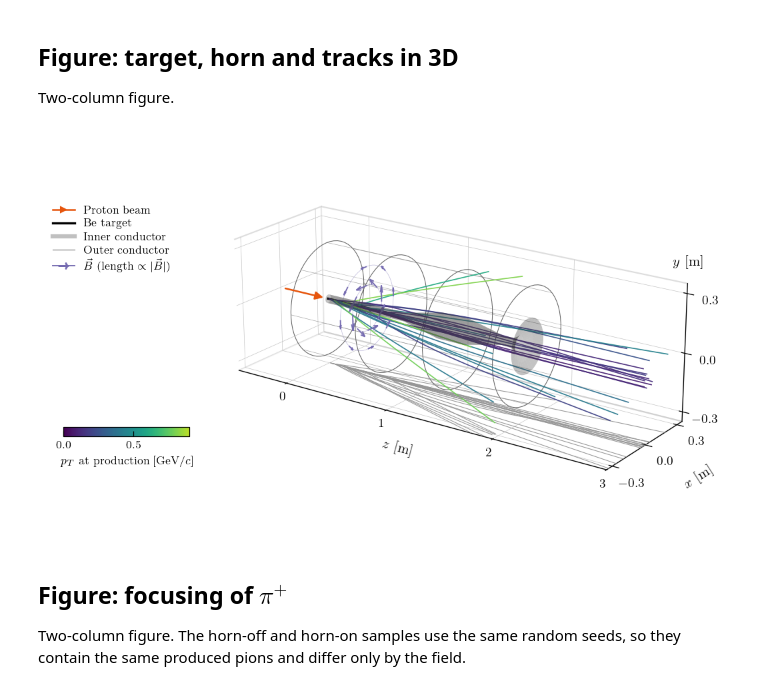
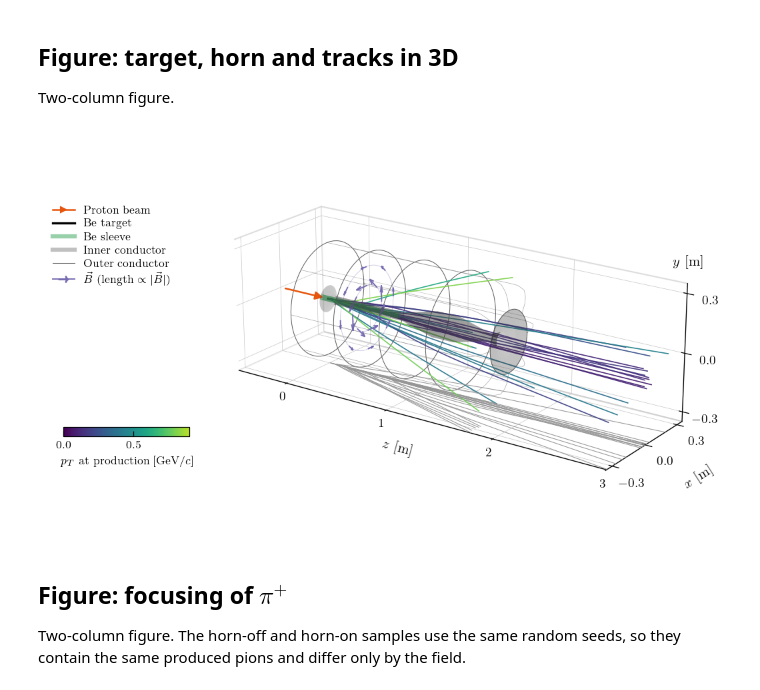
Before and after one commit to athompson-git/RKHorn, a Jupyter notebook: jupyter/paper_plots.ipynb, the cells around one changed output. Drawn from its saved outputs; the diff is of its cells as text; code cells hidden in the pictures.

```diff
--- a/jupyter/paper_plots.ipynb
+++ b/jupyter/paper_plots.ipynb
@@ -203,6 +205,7 @@ ARROW_SCALE = 0.3
 BEAM_COLOR = ORANGE[0]
 FIELD_COLOR = PURPLE[0]
 CONDUCTOR_COLOR = GRAY[0]
+SLEEVE_COLOR = GREEN[0]
 
 
 class Arrow3D(FancyArrowPatch):
@@ -293,14 +296,20 @@ def draw_conductors(ax: plt.Axes, solver: RKHorn) -> None:
     ax.plot_surface(z_grid, r_grid*np.cos(phi_grid), r_grid*np.sin(phi_grid),
                     color=CONDUCTOR_COLOR, alpha=0.3, linewidth=0,
                     antialiased=True, shade=True)
-    r_out = solver.horn_max_radius
-    for z_ring in np.linspace(solver.horn_start, solver.horn_end, 4):
-        ax.plot(np.full_like(phi, z_ring), r_out*np.cos(phi),
-                r_out*np.sin(phi), color=CONDUCTOR_COLOR, linewidth=0.5)
+    r_out = solver.outer_radius(z)
+    for index in np.linspace(0, len(z) - 1, 5).astype(int):
+        ax.plot(np.full_like(phi, z[index]), r_out[index]*np.cos(phi),
+                r_out[index]*np.sin(phi), color=CONDUCTOR_COLOR,
+                linewidth=0.5)
     for phi_line in np.linspace(0.0, 2*np.pi, 8, endpoint=False):
-        ax.plot([solver.horn_start, solver.horn_end],
-                [r_out*np.cos(phi_line)]*2, [r_out*np.sin(phi_line)]*2,
+        ax.plot(z, r_out*np.cos(phi_line), r_out*np.sin(phi_line),
                 color=CONDUCTOR_COLOR, linewidth=0.3, alpha=0.6)
+    z_sleeve, phi_sleeve = np.meshgrid(
+        np.array([SLEEVE_Z_MIN_M, SLEEVE_Z_MAX_M]), phi)
+    r_sleeve = 0.5*(SLEEVE_INNER_RADIUS_M + SLEEVE_OUTER_RADIUS_M)
+    ax.plot_surface(z_sleeve, r_sleeve*np.cos(phi_sleeve),
+                    r_sleeve*np.sin(phi_sleeve), color=SLEEVE_COLOR,
+                    alpha=0.5, linewidth=0, shade=False)
     ax.plot([0.0, solver.target_length], [0.0, 0.0], [0.0, 0.0],
             color="k", linewidth=1.6)
 
@@ -369,34 +378,36 @@ ax.set_yticks([-0.3, 0.0, 0.3])
 ax.set_zticks([-0.3, 0.0, 0.3])
 ax.tick_params(pad=-1)
 for axis in (ax.xaxis, ax.yaxis, ax.zaxis):
     axis.pane.set_facecolor("white")
     axis.pane.set_edgecolor(GRAY[2])
 ax.grid(True)
 
 handles = [
     Line2D([], [], color=BEAM_COLOR, linewidth=1.2, marker=">",
            markersize=4, label="Proton beam"),
     Line2D([], [], color="k", linewidth=1.6, label="Be target"),
+    Line2D([], [], color=SLEEVE_COLOR, linewidth=3, alpha=0.5,
+           label="Be sleeve"),
     Line2D([], [], color=CONDUCTOR_COLOR, linewidth=3, alpha=0.4,
            label="Inner conductor"),
     Line2D([], [], color=CONDUCTOR_COLOR, linewidth=0.5,
            label="Outer conductor"),
     Line2D([], [], color=FIELD_COLOR, linewidth=0.9,
            marker=r"$\rightarrow$", markersize=7,
            label=r"$\vec{B}$ (length $\propto |\vec{B}|$)"),
 ]
 fig.legend(handles=handles, loc="upper left", bbox_to_anchor=(0.0, 1.0),
            frameon=False, labelspacing=0.3)
 colorbar_ax = fig.add_axes([0.03, 0.2, 0.18, 0.03])
 colorbar = fig.colorbar(cm.ScalarMappable(norm=norm, cmap=cmap),
                         cax=colorbar_ax, orientation="horizontal")
 colorbar.set_label(r"$p_T$ at production [GeV$/c$]",
                    fontsize=LEGEND_SIZE)
 colorbar.ax.tick_params(labelsize=LEGEND_SIZE)
 save_figure(fig, "horn_3d")
 plt.show()
 # %% [output]
-[figure, old version]
+[figure, new version]
 # %% [markdown]
 ## Figure: focusing of $\pi^+$
 
```
Also changed, not shown: parts of 9 cells of this notebook, 17 other files.
